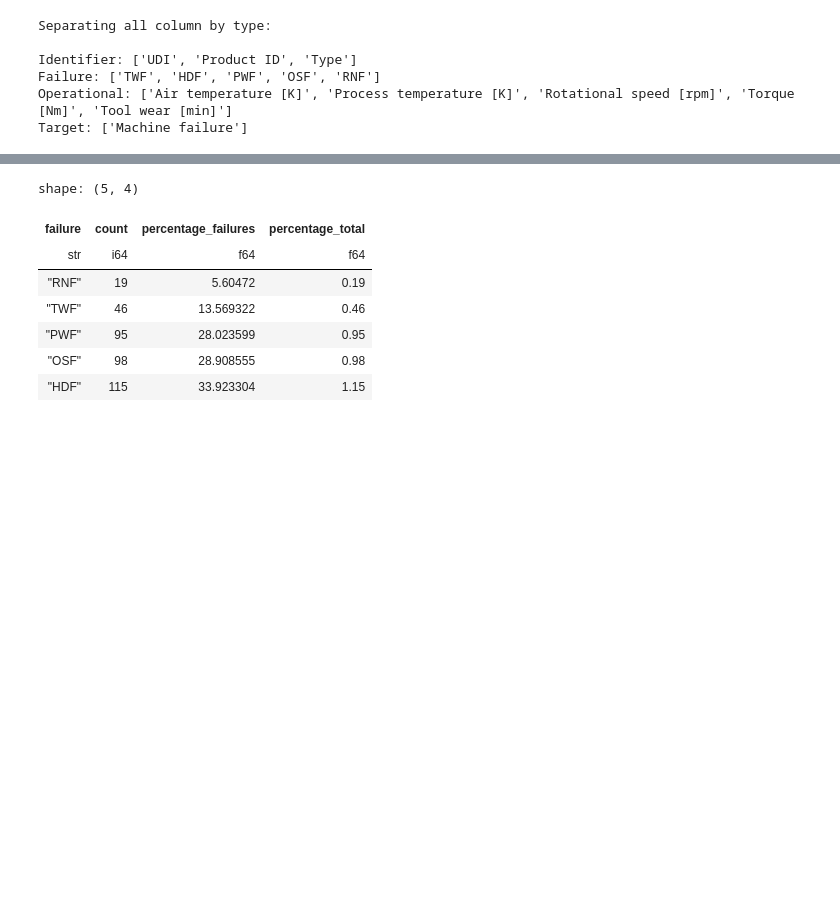
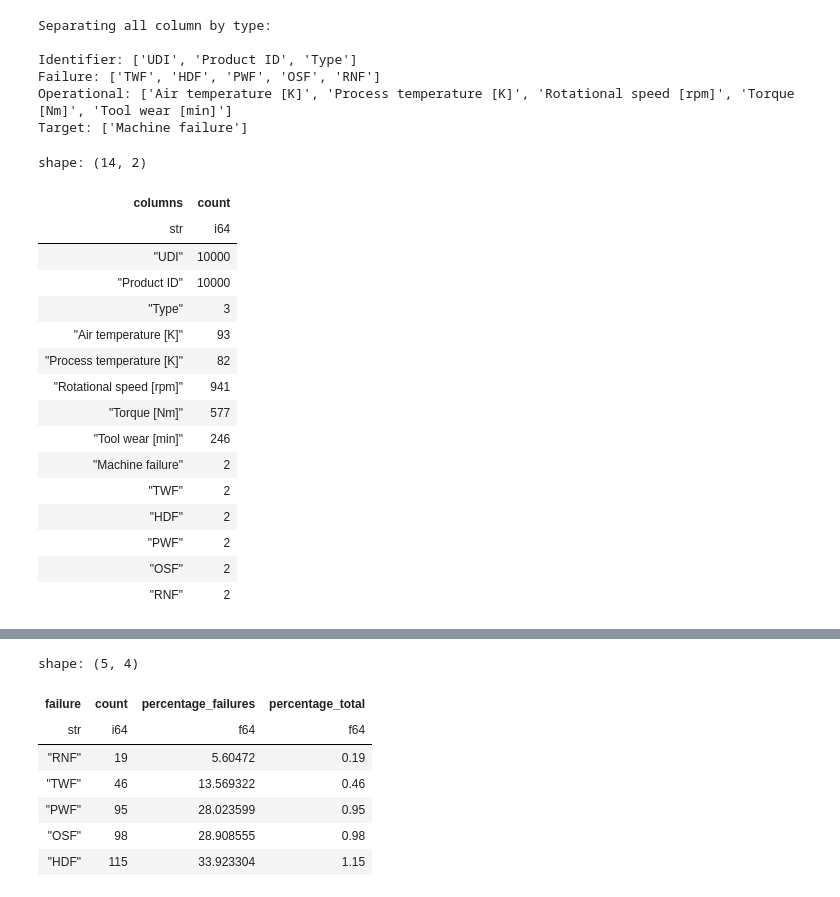
Before and after one commit to lucas-destefani/predictive-maintenance-ml-data-analysis, a Jupyter notebook: notebooks/01_data_understanding.ipynb, the cells around one changed output, grey strips where cells are left out. Saved outputs shown, nothing was run; the diff lists cells and outputs as text; code cells hidden in the pictures; blank space fills up the shorter version.

```diff
--- a/notebooks/01_data_understanding.ipynb
+++ b/notebooks/01_data_understanding.ipynb
@@ -72,3 +81,35 @@ Identifier: ['UDI', 'Product ID', 'Type']
 Failure: ['TWF', 'HDF', 'PWF', 'OSF', 'RNF']
 Operational: ['Air temperature [K]', 'Process temperature [K]', 'Rotational speed [rpm]', 'Torque [Nm]', 'Tool wear [min]']
 Target: ['Machine failure']
+# %%
+count = []
+columns = []
+for col in df_raw.columns:
+    unique_values_failure = df_raw[col].unique().count()
+    count.append(unique_values_failure)
+    columns.append(col)
+
+unique_values = pl.DataFrame({
+    'columns' : columns,
+    'count' : count
+})
+with pl.Config(tbl_rows= -1):
+    display(unique_values)
+# %% [output]
+shape: (14, 2)
+| columns | count |
+| str | i64 |
+| "UDI" | 10000 |
+| "Product ID" | 10000 |
+| "Type" | 3 |
+| "Air temperature [K]" | 93 |
+| "Process temperature [K]" | 82 |
+| "Rotational speed [rpm]" | 941 |
+| "Torque [Nm]" | 577 |
+| "Tool wear [min]" | 246 |
+| "Machine failure" | 2 |
+| "TWF" | 2 |
+| "HDF" | 2 |
+| "PWF" | 2 |
+| "OSF" | 2 |
+| "RNF" | 2 |
```
Also changed, not shown: parts of 6 cells of this notebook, 1 other file.
